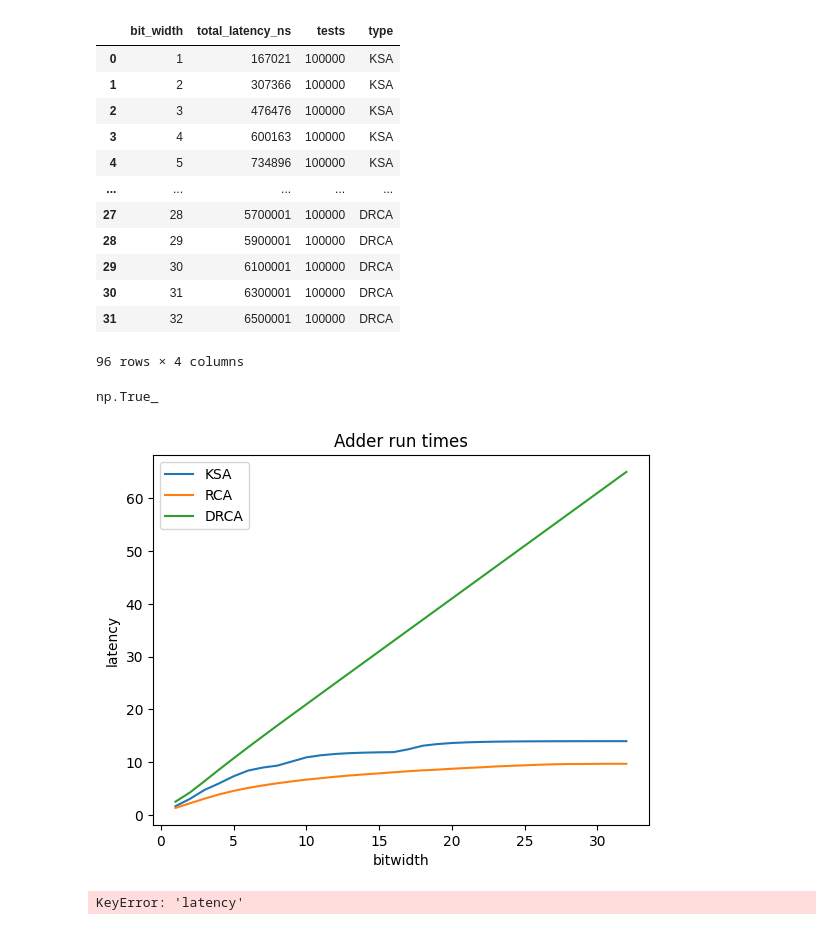
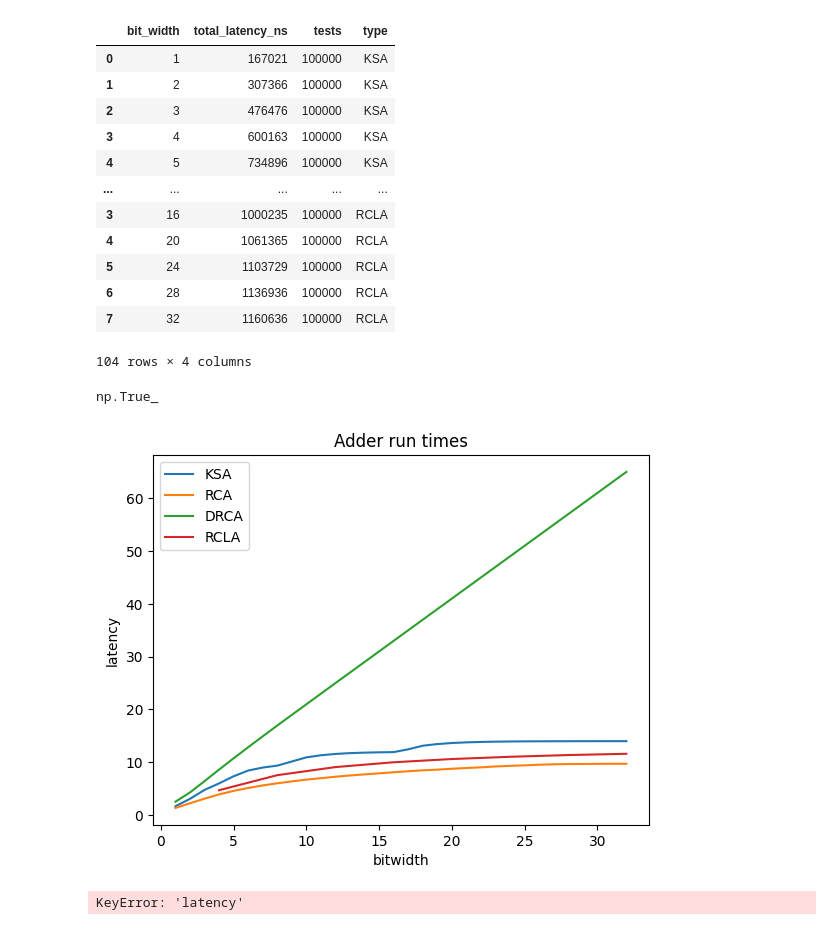
Before and after one commit to ALN006/dynamic_adder_2025, a Jupyter notebook: data/adder.ipynb, the cells around one changed output. Cells and saved outputs as stored; diff of their text form; code cells hidden in the pictures.

Commit message:
RCLA sim added

```diff
--- a/data/adder.ipynb
+++ b/data/adder.ipynb
@@ -8,7 +8,9 @@ df_RCA = pd.read_csv("RCA_latency.csv")
 df_RCA["type"] = "RCA"
 df_DRCA = pd.read_csv("DRCA_latency.csv")
 df_DRCA["type"] = "DRCA"
-df = pd.concat([df_KSA, df_RCA, df_DRCA])
+df_RCLA = pd.read_csv("RCLA_latency.csv")
+df_RCLA["type"] = "RCLA"
+df = pd.concat([df_KSA, df_RCA, df_DRCA, df_RCLA])
 df
 # %% [output]
 |  | bit_width | total_latency_ns | tests | type |
@@ -18,12 +20,12 @@ df
 | 3 | 4 | 600163 | 100000 | KSA |
 | 4 | 5 | 734896 | 100000 | KSA |
 | ... | ... | ... | ... | ... |
-| 27 | 28 | 5700001 | 100000 | DRCA |
-| 28 | 29 | 5900001 | 100000 | DRCA |
-| 29 | 30 | 6100001 | 100000 | DRCA |
-| 30 | 31 | 6300001 | 100000 | DRCA |
-| 31 | 32 | 6500001 | 100000 | DRCA |
+| 3 | 16 | 1000235 | 100000 | RCLA |
+| 4 | 20 | 1061365 | 100000 | RCLA |
+| 5 | 24 | 1103729 | 100000 | RCLA |
+| 6 | 28 | 1136936 | 100000 | RCLA |
+| 7 | 32 | 1160636 | 100000 | RCLA |
-96 rows × 4 columns
+104 rows × 4 columns
 # %%
 (df["tests"] == 100000).all()
 # %% [output]
@@ -31,14 +33,15 @@ np.True_
 # %%
 plt.title("Adder run times")
 plt.xlabel("bitwidth")
 plt.ylabel("latency")
 plt.plot(df_KSA["bit_width"],df_KSA["total_latency_ns"]/df_KSA["tests"], label = "KSA")
-plt.plot(df_RCA["bit_width"],df_RCA["total_latency_ns"]/df_KSA["tests"], label = "RCA")
-plt.plot(df_DRCA["bit_width"],df_DRCA["total_latency_ns"]/df_KSA["tests"], label = "DRCA")
+plt.plot(df_RCA["bit_width"],df_RCA["total_latency_ns"]/df_RCA["tests"], label = "RCA")
+plt.plot(df_DRCA["bit_width"],df_DRCA["total_latency_ns"]/df_DRCA["tests"], label = "DRCA")
+plt.plot(df_RCLA["bit_width"],df_RCLA["total_latency_ns"]/df_RCLA["tests"], label = "RCLA")
 plt.legend()
 plt.savefig("linear_latency_by_bitwidth")
 # %% [output]
-[figure, old version]
+[figure, new version]
 # %%
 df.plot(x = "bit_width", y = "latency")
 # %% [output]
```
Also changed, not shown: 10 other files.
